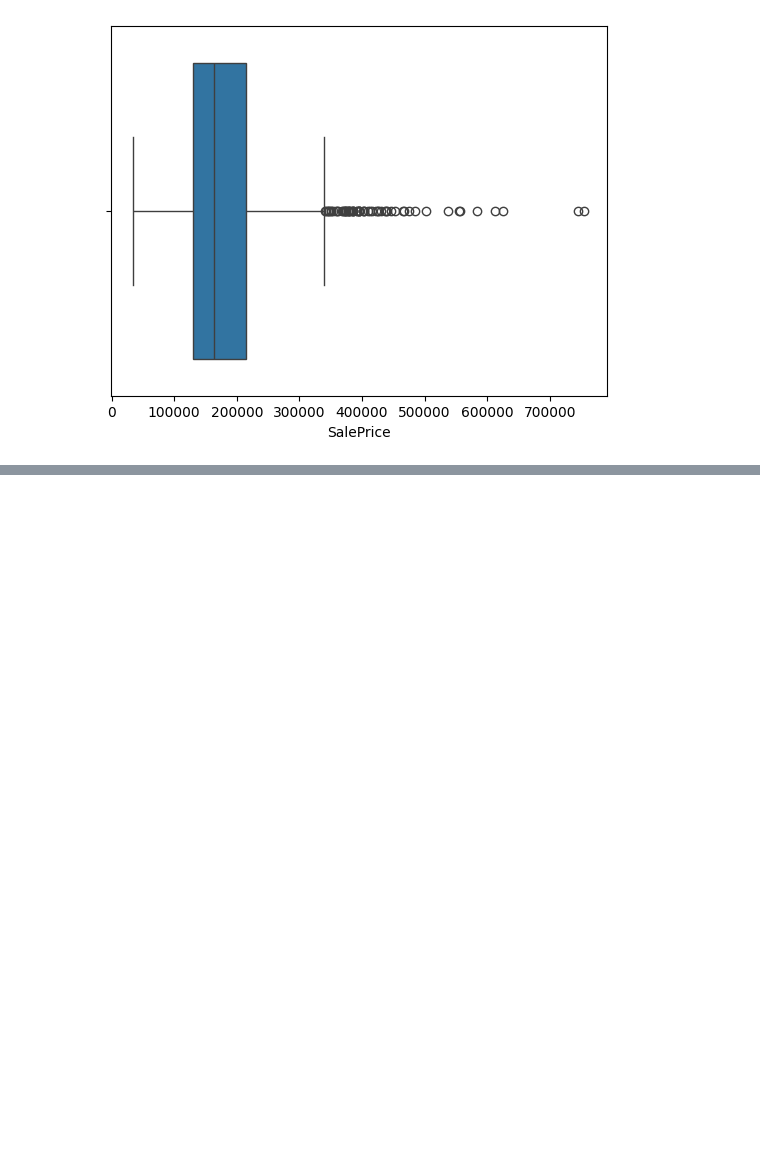
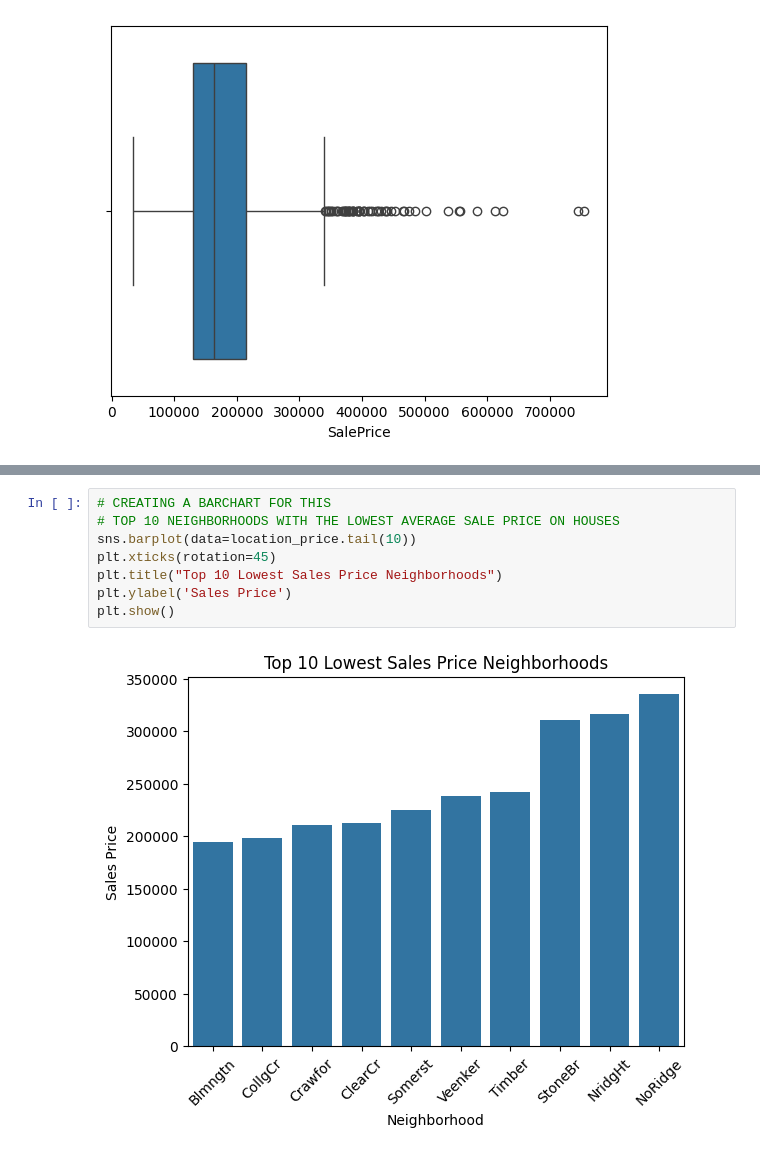
Before and after one commit to christianabusca/housing-market-analytics, a Jupyter notebook: p-house-prices.ipynb, the cells around one changed output, grey strips where cells are left out. Drawn from its saved outputs; the diff is of its cells as text; blank space fills up the shorter version.

```diff
--- a/p-house-prices.ipynb
+++ b/p-house-prices.ipynb
@@ -228,0 +324,10 @@ plt.show()
+# %%
+# CREATING A BARCHART FOR THIS
+# TOP 10 NEIGHBORHOODS WITH THE LOWEST AVERAGE SALE PRICE ON HOUSES
+sns.barplot(data=location_price.tail(10))
+plt.xticks(rotation=45)
+plt.title("Top 10 Lowest Sales Price Neighborhoods")
+plt.ylabel('Sales Price')
+plt.show()
+# %% [output]
+[figure, added]
```
Also changed, not shown: parts of 20 cells of this notebook.
